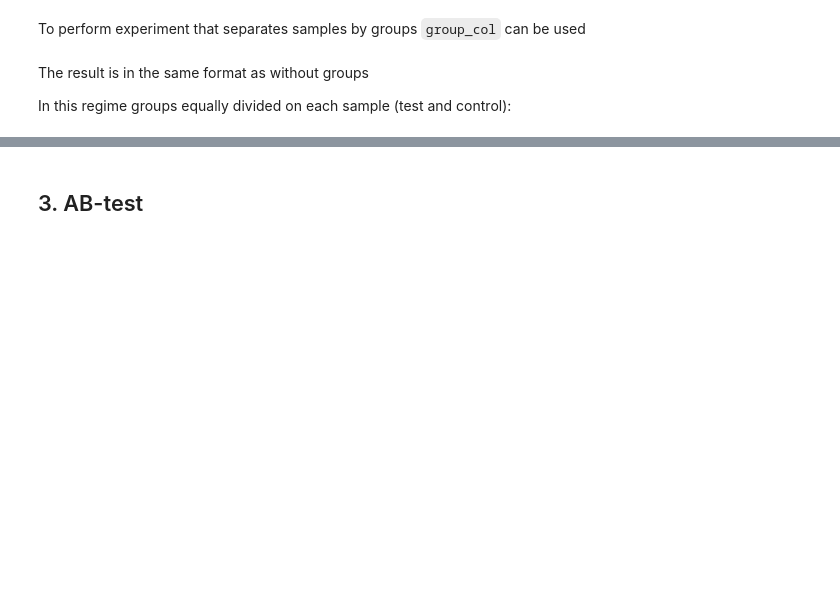
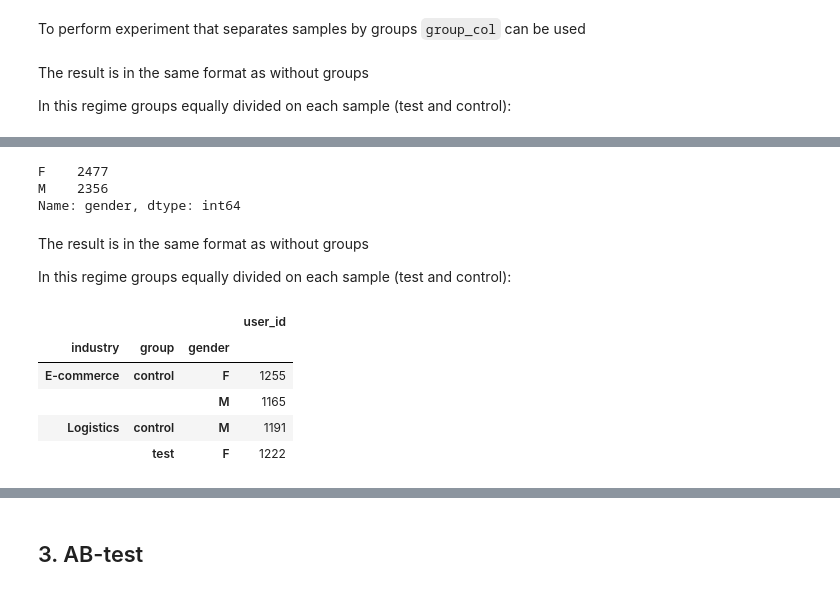
Before and after one commit to sb-ai-lab/LightAutoML, a Jupyter notebook: Tutorial_13_ABtesting.ipynb, the cells around one changed output, grey strips where cells are left out. Drawn from its saved outputs; the diff is of its cells as text; code cells hidden in the pictures; blank space fills up the shorter version.

```diff
--- a/Tutorial_13_ABtesting.ipynb
+++ b/Tutorial_13_ABtesting.ipynb
@@ -152,0 +164,19 @@ dict_of_datas[0].groupby(['industry', 'group'])[['user_id']].count()
+# %%
+data['gender'].value_counts()
+# %% [output]
+F    2477
+M    2356
+Name: gender, dtype: int64
+# %% [markdown]
+The result is in the same format as without groups
+
+In this regime groups equally divided on each sample (test and control):
+# %%
+dict_of_datas[0].groupby(['industry', 'group', 'gender'])[['user_id']].count()
+# %% [output]
+|  |  |  | user_id |
+| industry | group | gender |  |
+| E-commerce | control | F | 1255 |
+|  |  | M | 1165 |
+| Logistics | control | M | 1191 |
+|  | test | F | 1222 |
```
Also changed, not shown: parts of 18 cells of this notebook, 2 other files.
